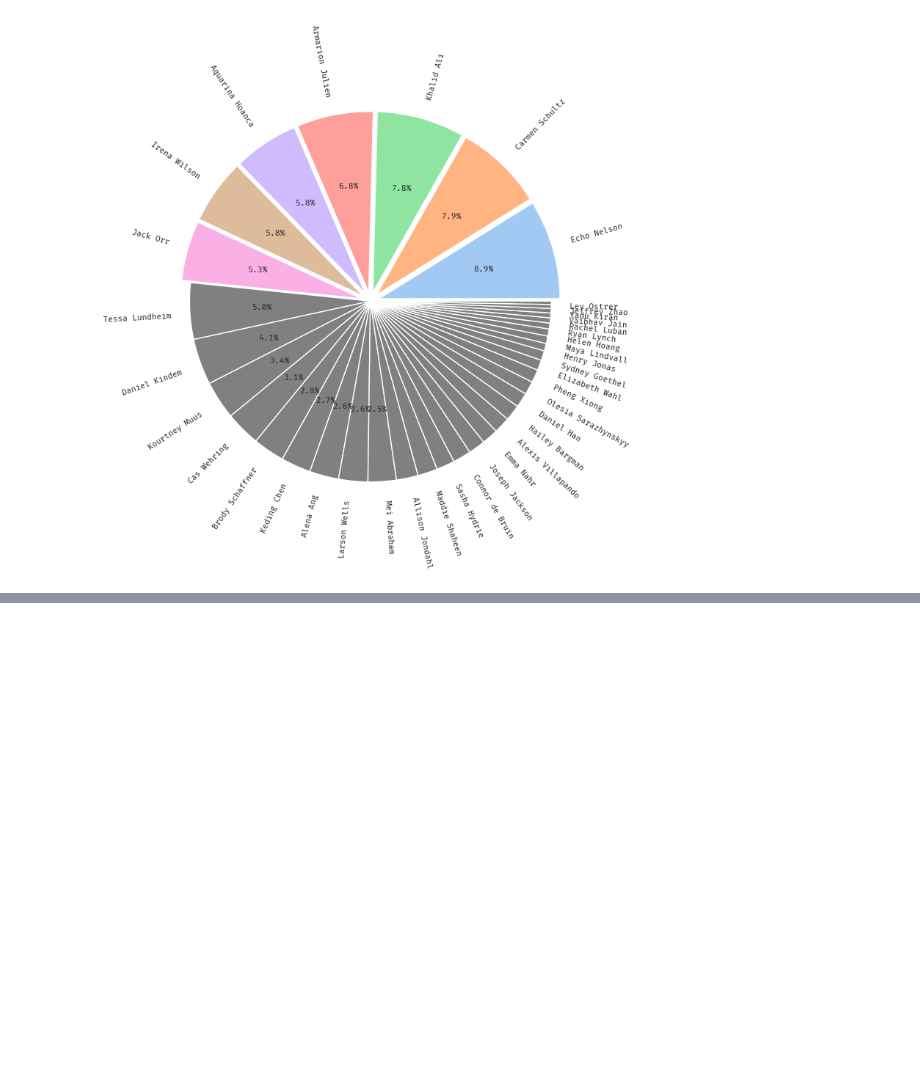
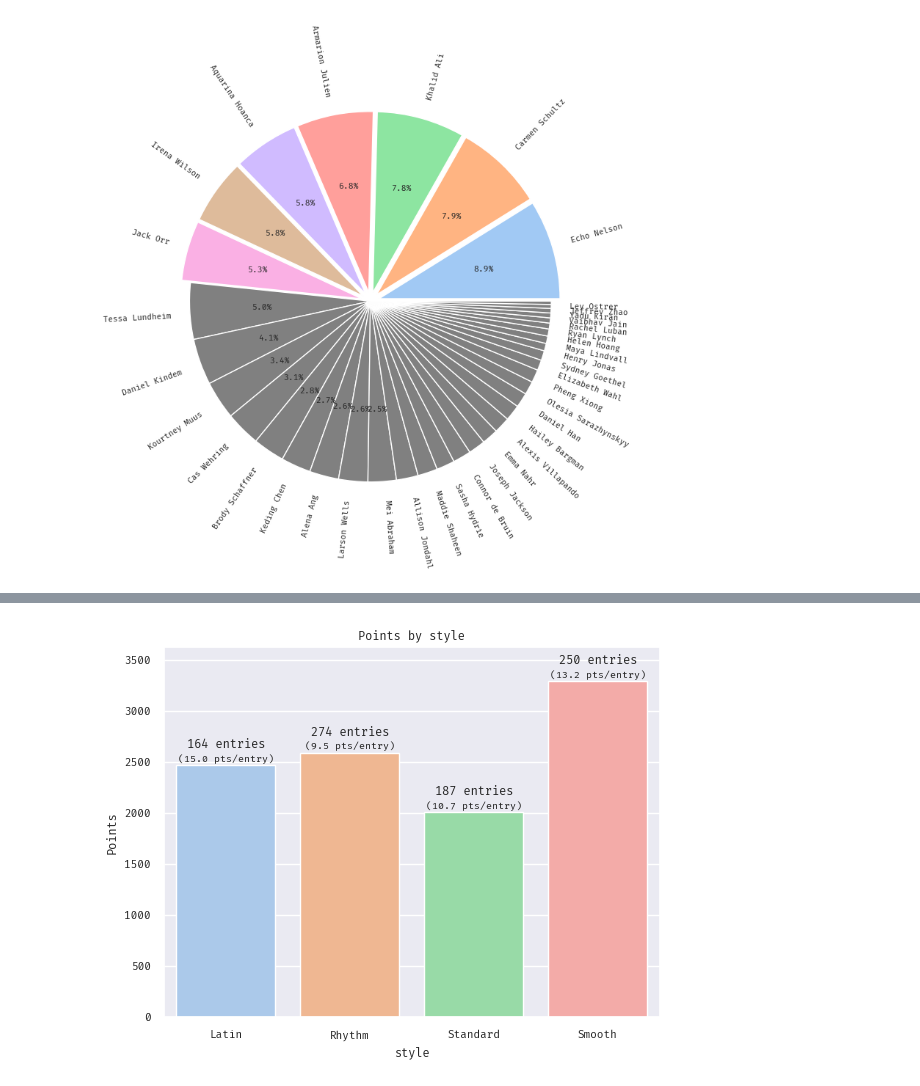
Before and after one commit to iCalculated/ballroom_analysis, a Jupyter notebook: nbs/scratch.ipynb, the cells around one changed output, grey strips where cells are left out. Cells and saved outputs as stored; diff of their text form; code cells hidden in the pictures; blank space fills up the shorter version.

```diff
--- a/nbs/scratch.ipynb
+++ b/nbs/scratch.ipynb
@@ -322,0 +295,32 @@ plt.show()
+# %%
+styles = [x.value for x in [Style.LATIN, Style.RHYTHM, Style.STANDARD, Style.SMOOTH]]
+
+points_by_style = {style: 0. for style in styles}
+entries_by_style = {style: 0 for style in styles}
+
+for name, (events, results) in dancer_info.items():
+    for (event, _), result in zip(events, results):
+        style = event.style
+        points_by_style[style.value] += score_result(result)
+        entries_by_style[style.value] += result.num_dances
+
+points = [points_by_style[style] for style in styles]
+
+points_per_entry = {style: (points_by_style[style] / entries_by_style[style] if entries_by_style[style] else 0) for style in styles}
+
+ax = sns.barplot(x=styles, y=points, palette="pastel", hue=styles, legend=False)
+ax.set_ylim(0, max(points) * 1.1)
+
+plt.xlabel('style')
+plt.ylabel('Points')
+plt.title('Points by style')
+
+for index, style in enumerate(styles):
+    y_offset = points[index] + max(points) * 0.01
+    plt.text(index, y_offset, f'({points_per_entry[style]:.1f} pts/entry)', ha='center', fontsize="small")
+    y_offset += max(points) * 0.04
+    plt.text(index, y_offset, f'{entries_by_style[style]} entries', ha='center')
+
+plt.show()
+# %% [output]
+[figure, added]
```
Also changed, not shown: parts of 16 cells of this notebook, 3 other files.
